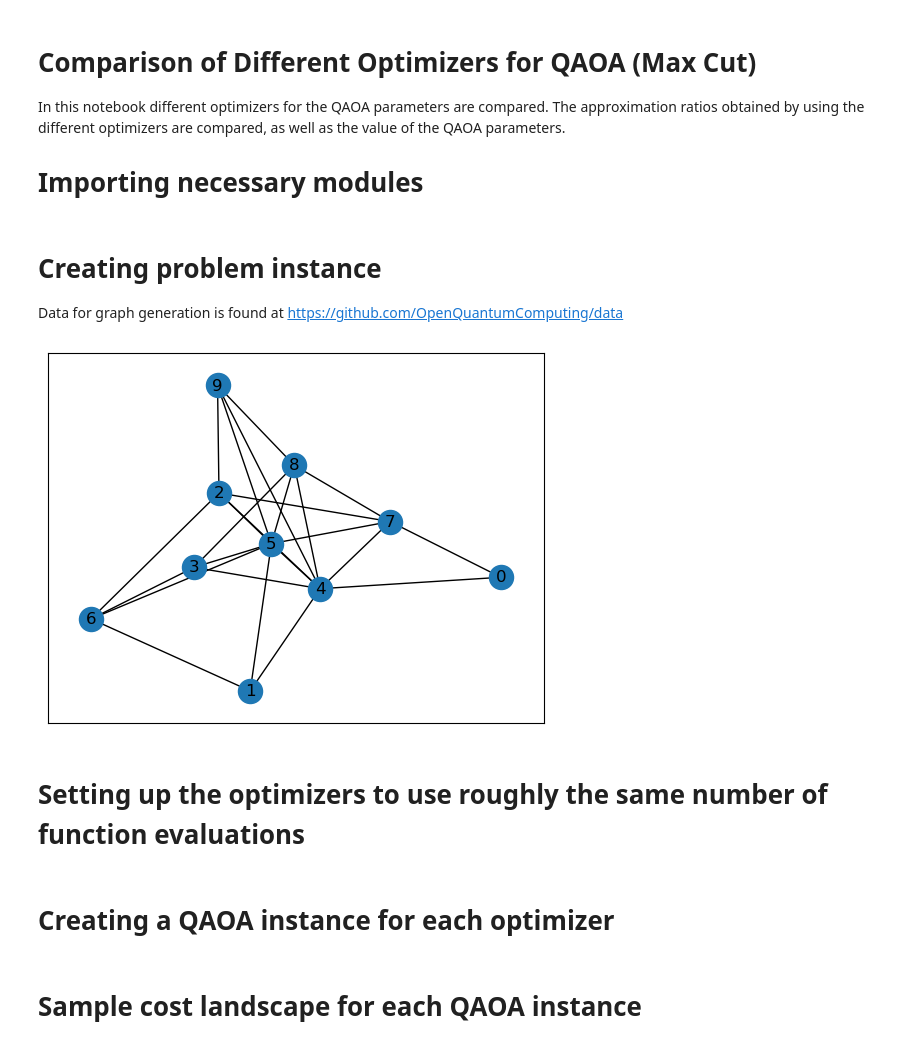
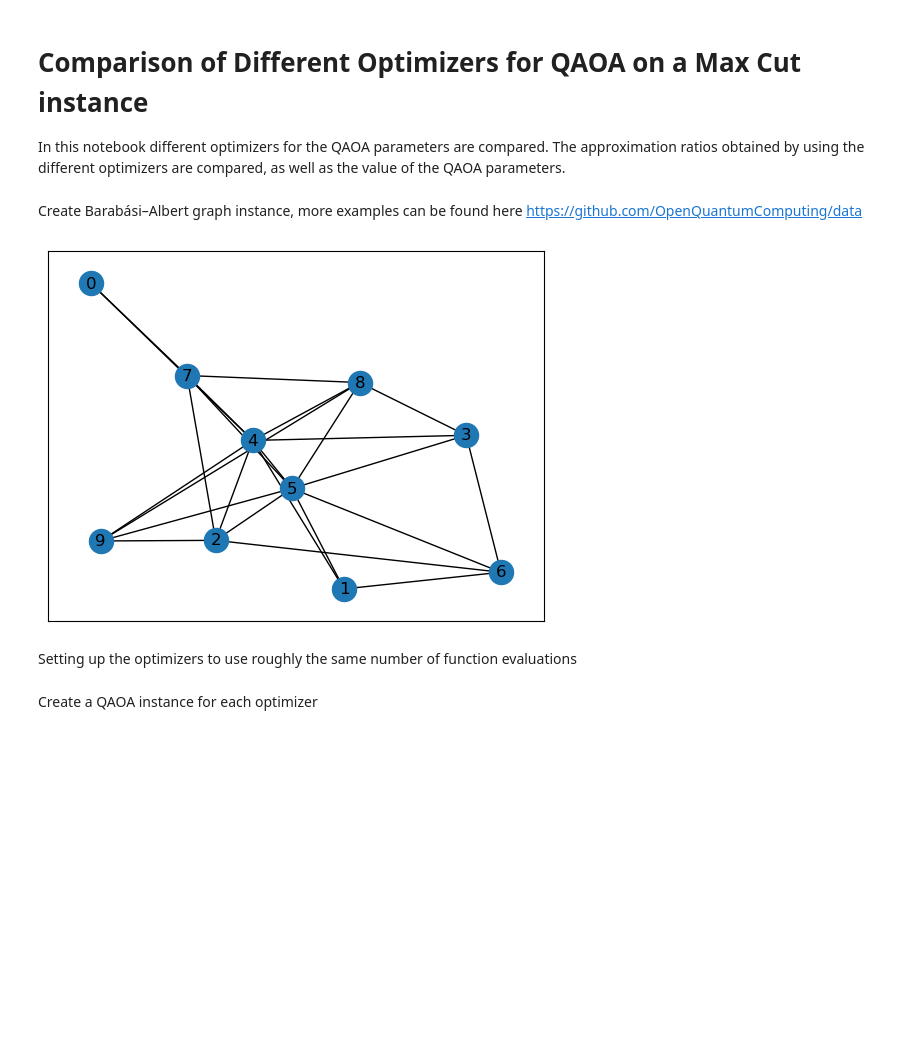
Before and after one commit to OpenQuantumComputing/QAOA, a Jupyter notebook: examples/MaxCut/ComparisonOptimizers.ipynb, the cells around one changed output. Saved outputs shown, nothing was run; the diff lists cells and outputs as text; code cells hidden in the pictures; blank space fills up the shorter version.

```diff
--- a/examples/MaxCut/ComparisonOptimizers.ipynb
+++ b/examples/MaxCut/ComparisonOptimizers.ipynb
@@ -1,8 +1,6 @@
 # %% [markdown]
-# Comparison of Different Optimizers for QAOA (Max Cut)
+# Comparison of Different Optimizers for QAOA on a Max Cut instance
 In this notebook different optimizers for the QAOA parameters are compared. The approximation ratios obtained by using the different optimizers are compared, as well as the value of the QAOA parameters.
-
-# Importing necessary modules
 # %%
 from qaoa import QAOA, problems, mixers, initialstates
 # %%
@@ -17,17 +13,14 @@ from qiskit.visualization import *
 from qiskit_algorithms.optimizers import SPSA, QNSPSA, COBYLA, NELDER_MEAD
 # %% [markdown]
-# Creating problem instance
-Data for graph generation is found at https://github.com/OpenQuantumComputing/data
+Create Barabási–Albert graph instance, more examples can be found here https://github.com/OpenQuantumComputing/data
 # %%
-numV = 10  # Number of vertices
-G = nx.read_gml("../../../data/sample_graphs/w_ba_n" + str(numV) + "_k4_0.gml")
-pos = nx.spring_layout(G)
-nx.draw_networkx(G, pos=pos)
-mincost = -8.657714089848158
+G = nx.read_gml("data/w_ba_n10_k4_0.gml")
+nx.draw_networkx(G)
+mincost = -8.657714089848158 # precalculated
 # %% [output]
-[figure, old version]
+[figure, new version]
 # %% [markdown]
-# Setting up the optimizers to use roughly the same number of function evaluations
+Setting up the optimizers to use roughly the same number of function evaluations
 # %%
 optimizers = {}
 plotstyle = {}
@@ -62,7 +55,7 @@ settings = {"maxiter": 350, "tol": 1e-6}
 optimizers["cobyla"] = [COBYLA, settings.copy()]
 plotstyle["cobyla"] = "*-"
 # %% [markdown]
-# Creating a QAOA instance for each optimizer
+Create a QAOA instance for each optimizer
 # %%
 qaoa = {}
 for key in optimizers:
@@ -72,5 +65,3 @@ for key in optimizers:
         mixer=mixers.X(),
         optimizer=optimizers[key],
     )
-# %% [markdown]
-# Sample cost landscape for each QAOA instance
```
Also changed, not shown: parts of 14 cells of this notebook, 8 other files.
